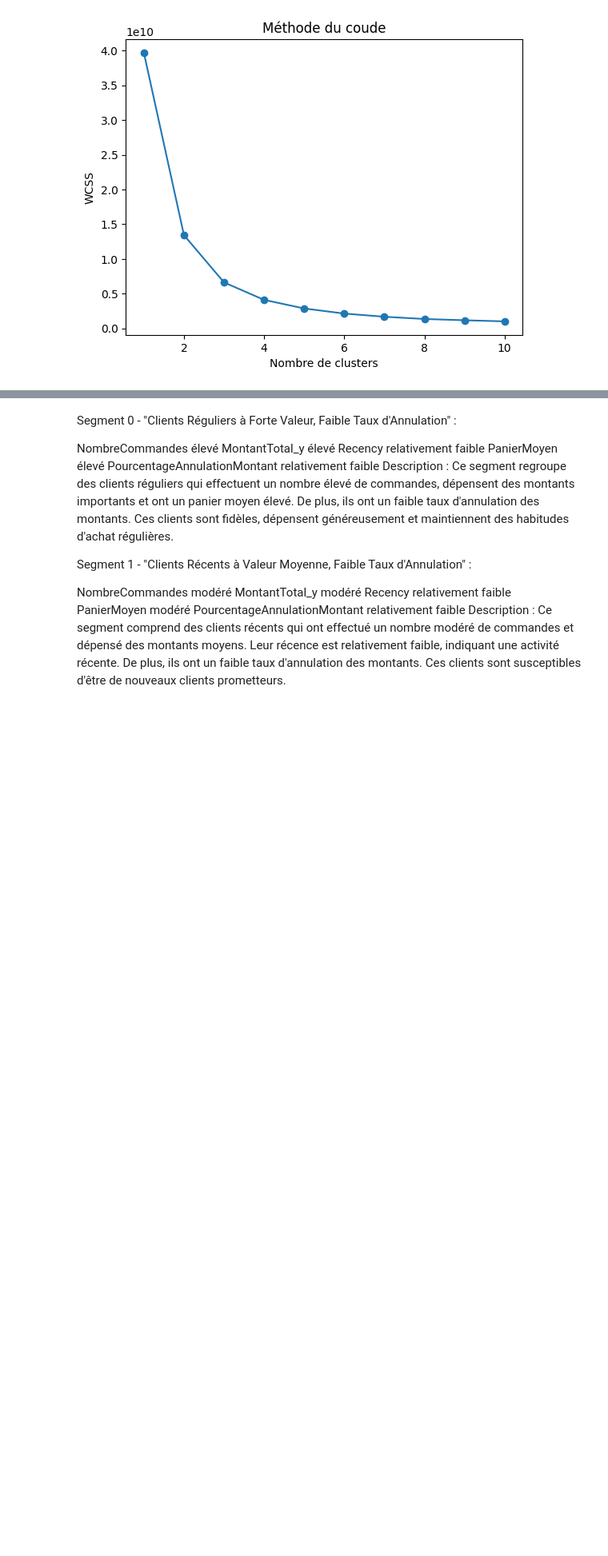
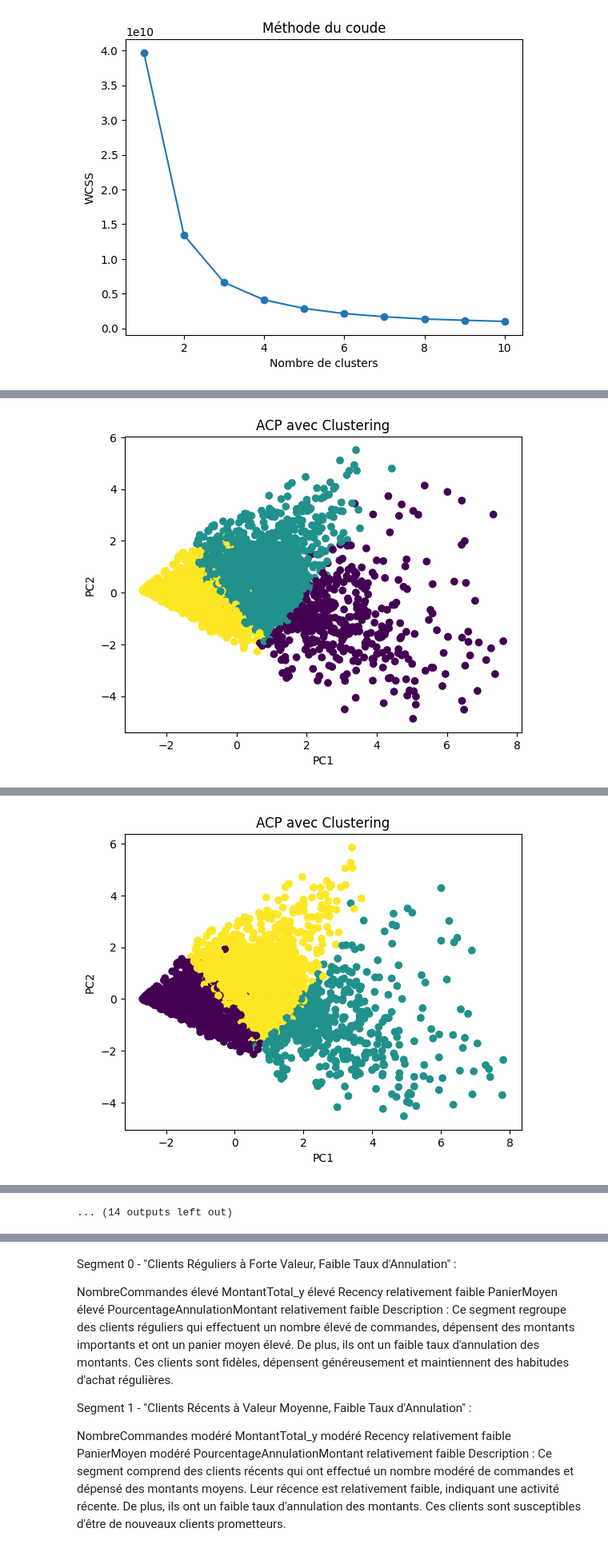
Before and after one commit to Manonp59/uk-retail, a Jupyter notebook: modelisation.ipynb, the cells around one changed output, grey strips where cells are left out. Shown at 80% size. Cells and saved outputs as stored; diff of their text form; code cells hidden in the pictures; blank space fills up the shorter version.

```diff
--- a/modelisation.ipynb
+++ b/modelisation.ipynb
@@ -53,3 +37,77 @@ plt.title('Méthode du coude')
 plt.show()
 # %% [output]
 [figure]
+# %%
+import pandas as pd
+
+df_names = [
+    '2009_12_2010',
+    '2009_01_2011',
+    '2009_02_2011',
+    '2009_03_2011',
+    '2009_04_2011',
+    '2009_05_2011',
+    '2009_06_2011',
+    '2009_07_2011',
+    '2009_08_2011',
+    '2009_09_2011',
+    '2009_10_2011',
+    '2009_11_2011',
+    '2009_12_2011'
+]
+
+df_list_no_outliers = []
+
+for df_name in df_names:
+    df_no_outliers = pd.read_csv(f"df_no_outliers_{df_name}.csv")
+    df_list_no_outliers.append(df_no_outliers)
+
+# Now you have a list of DataFrames (df_list_no_outliers) containing the retrieved data from the CSV files.
+
+
+from sklearn.preprocessing import StandardScaler
+from sklearn.cluster import KMeans
+from sklearn.decomposition import PCA
+
+
+variables = ['NombreCommandes', 'MontantTotal_y', 'Recency', 'PanierMoyen', 'PourcentageAnnulationMontant']
+k = 3
+
+# Définition de la fonction perform_segmentation
+def perform_segmentation(df, variables, k):
+    # Préparation des données et normalisation
+    X = df[variables]
+    scaler = StandardScaler()
+    X_scaled = scaler.fit_transform(X)
+
+    # Application de l'algorithme K-means
+    kmeans = KMeans(n_clusters=k, random_state=42)
+    kmeans.fit(X_scaled)
+
+    # Ajout des informations de segmentation au DataFrame d'origine
+    df['Segment'] = kmeans.labels_
+
+    # Analyse des caractéristiques des clusters
+    cluster_centers = scaler.inverse_transform(kmeans.cluster_centers_)
+    df_cluster_centers = pd.DataFrame(cluster_centers, columns=variables)
+
+    pca = PCA()
+    X = pca.fit_transform(X_scaled)
+
+    # Affichage du scatter plot des composantes principales avec une couleur pour chaque cluster
+    plt.scatter(X[:,0], X[:,1], c=kmeans.labels_)
+    plt.xlabel('PC1')
+    plt.ylabel('PC2')
+    plt.title('ACP avec Clustering')
+    plt.show()
+
+    # Stockage des segments pour chaque client dans un dictionnaire
+    segments_by_customer = {}
+    for customer_id, segment in zip(df['Customer ID'], df['Segment']):
+        segments_by_customer.setdefault(customer_id, []).append(segment)
+
+    return df, segments_by_customer
+
+for df in df_list_no_outliers:
+    perform_segmentation(df, variables, k)
+# %% [output]
@@ -55,0 +115 @@ plt.show()
+[figure, added]
@@ -55,0 +117 @@ plt.show()
+[figure, added]
@@ -55,0 +126 @@ plt.show()
+... (14 outputs left out)
```
Also changed, not shown: parts of 13 cells of this notebook, 21 other files.
